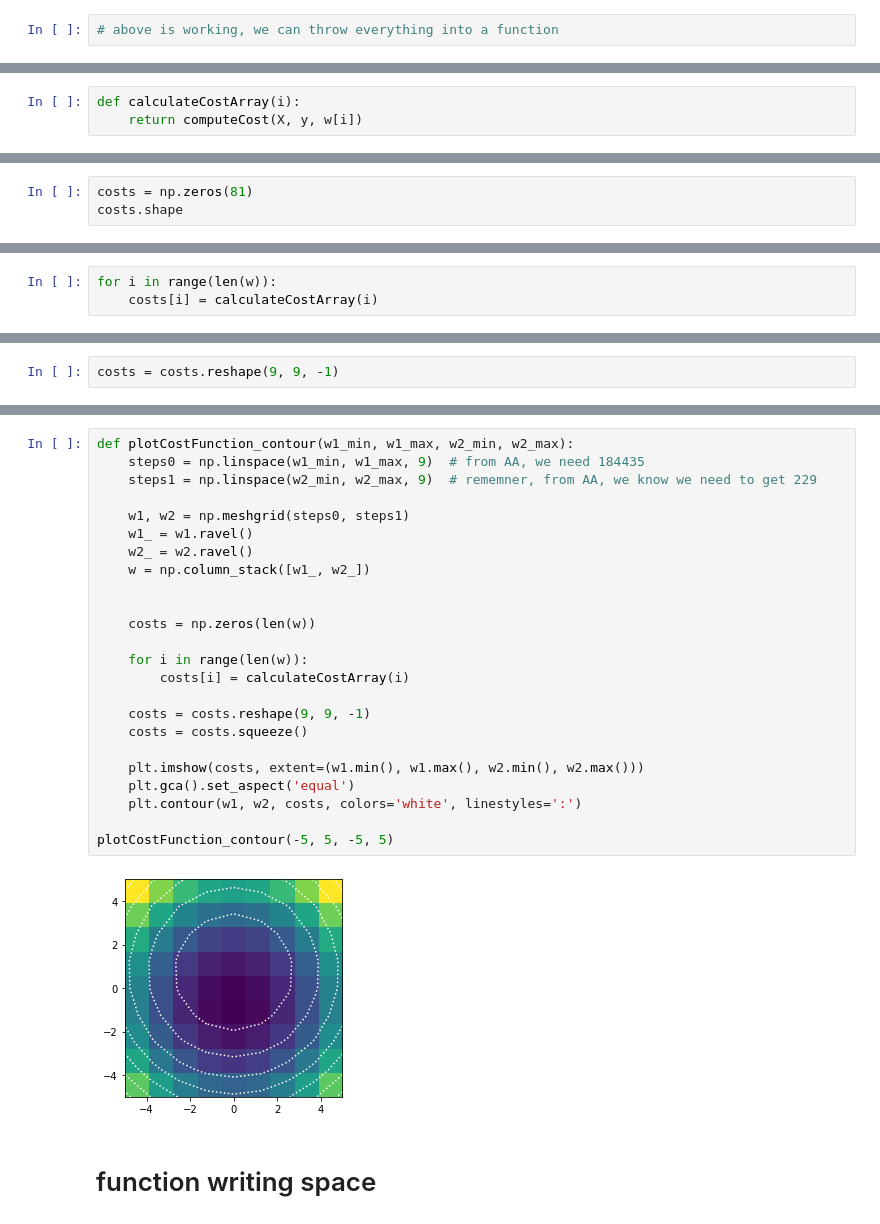
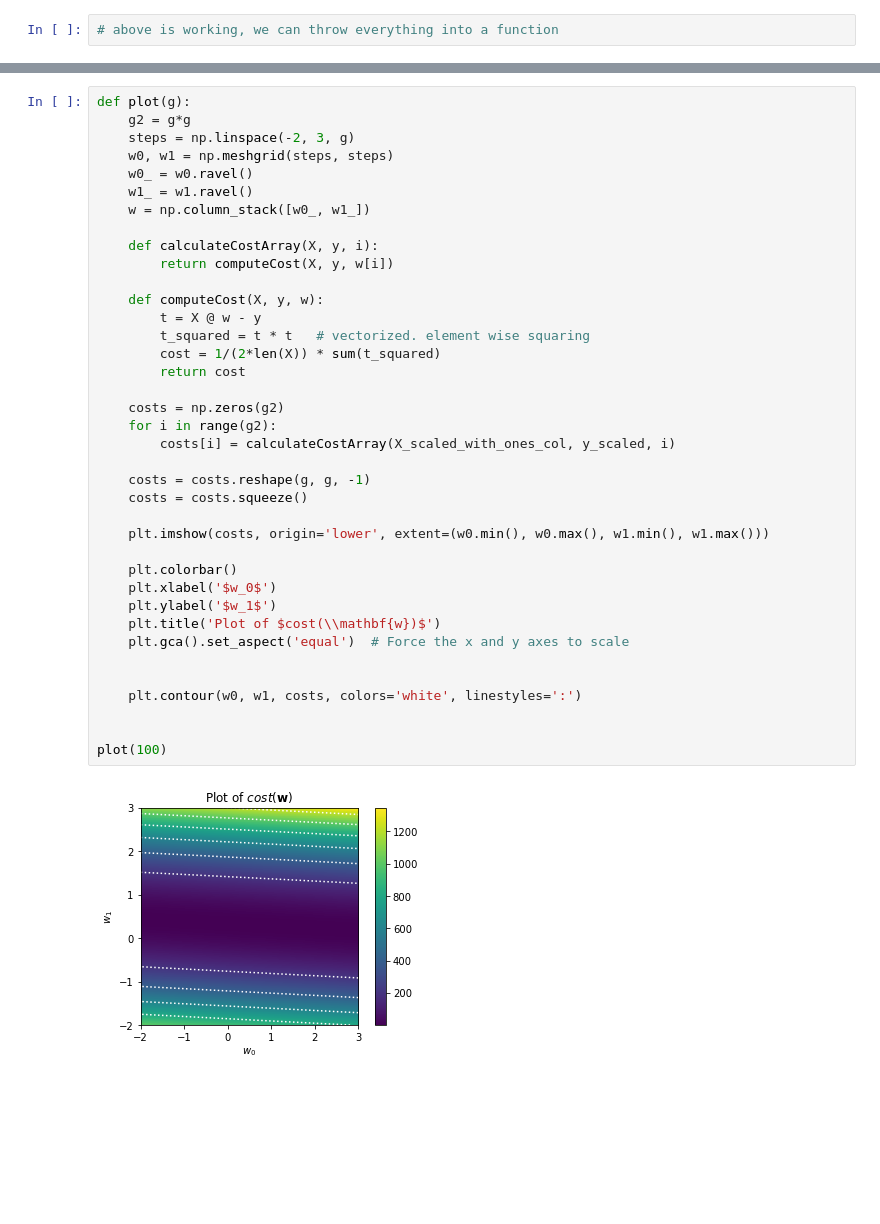
Before and after one commit to chapeI/Seattle-Housing-Exploration, a Jupyter notebook: Seattle Housing Exploration.ipynb, the cells around one changed output, grey strips where cells are left out. Cells and saved outputs as stored; diff of their text form; blank space fills up the shorter version.

```diff
--- a/Seattle Housing Exploration.ipynb
+++ b/Seattle Housing Exploration.ipynb
@@ -1268,3 +702,0 @@ my vectorized code is being difficult. I can do this manually with for loops
-# %%
-def calculateCostArray(i):
-    return computeCost(X, y, w[i])
@@ -1282,3 +702,0 @@ numpy.float64
-# %%
-costs = np.zeros(81)
-costs.shape
@@ -1287,3 +702,0 @@ costs.shape
-# %%
-for i in range(len(w)):
-    costs[i] = calculateCostArray(i)
@@ -1316,2 +702,0 @@ costs.shape
-# %%
-costs = costs.reshape(9, 9, -1)
@@ -1356,28 +703,40 @@ plt.contour(w1, w2, costs, colors='white', linestyles=':')
-# %%
-def plotCostFunction_contour(w1_min, w1_max, w2_min, w2_max):
-    steps0 = np.linspace(w1_min, w1_max, 9)  # from AA, we need 184435
-    steps1 = np.linspace(w2_min, w2_max, 9)  # rememner, from AA, we know we need to get 229
-
-    w1, w2 = np.meshgrid(steps0, steps1)
-    w1_ = w1.ravel()
-    w2_ = w2.ravel()
-    w = np.column_stack([w1_, w2_])
-
-
-    costs = np.zeros(len(w))
-
-    for i in range(len(w)):
-        costs[i] = calculateCostArray(i)
-
-    costs = costs.reshape(9, 9, -1)
-    costs = costs.squeeze()
-
-    plt.imshow(costs, extent=(w1.min(), w1.max(), w2.min(), w2.max()))
-    plt.gca().set_aspect('equal')
-    plt.contour(w1, w2, costs, colors='white', linestyles=':')
-
-plotCostFunction_contour(-5, 5, -5, 5)
-# %% [output]
-[figure, removed]
-# %% [markdown]
-# function writing space
+# %%
+def plot(g):
+    g2 = g*g
+    steps = np.linspace(-2, 3, g)
+    w0, w1 = np.meshgrid(steps, steps)
+    w0_ = w0.ravel()
+    w1_ = w1.ravel()
+    w = np.column_stack([w0_, w1_])
+
+    def calculateCostArray(X, y, i):
+        return computeCost(X, y, w[i])
+
+    def computeCost(X, y, w):
+        t = X @ w - y
+        t_squared = t * t   # vectorized. element wise squaring
+        cost = 1/(2*len(X)) * sum(t_squared)
+        return cost
+
+    costs = np.zeros(g2)
+    for i in range(g2):
+        costs[i] = calculateCostArray(X_scaled_with_ones_col, y_scaled, i)
+
+    costs = costs.reshape(g, g, -1)
+    costs = costs.squeeze()
+
+    plt.imshow(costs, origin='lower', extent=(w0.min(), w0.max(), w1.min(), w1.max()))
+
+    plt.colorbar()
+    plt.xlabel('$w_0$')
+    plt.ylabel('$w_1$')
+    plt.title('Plot of $cost(\\mathbf{w})$')
+    plt.gca().set_aspect('equal')  # Force the x and y axes to scale
+
+
+    plt.contour(w0, w1, costs, colors='white', linestyles=':')
+
+
+plot(100)
+# %% [output]
+[figure, added]
```
Also changed, not shown: parts of 84 cells of this notebook.
